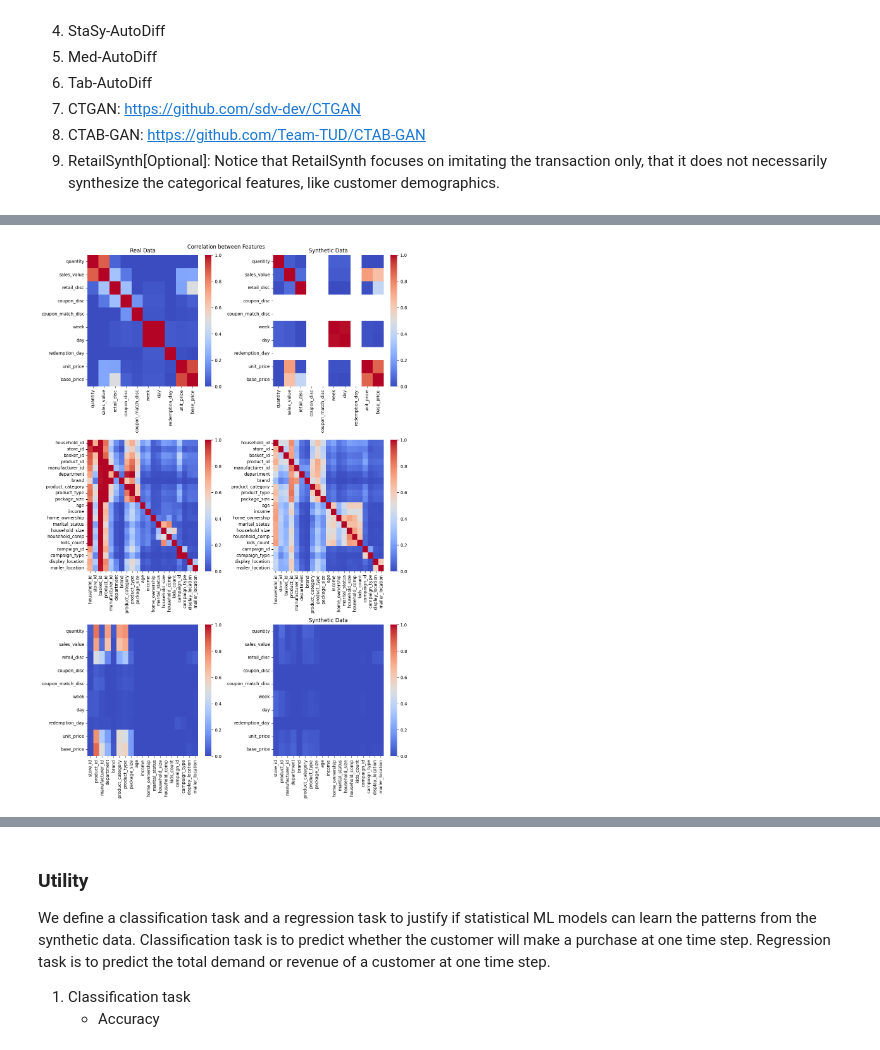
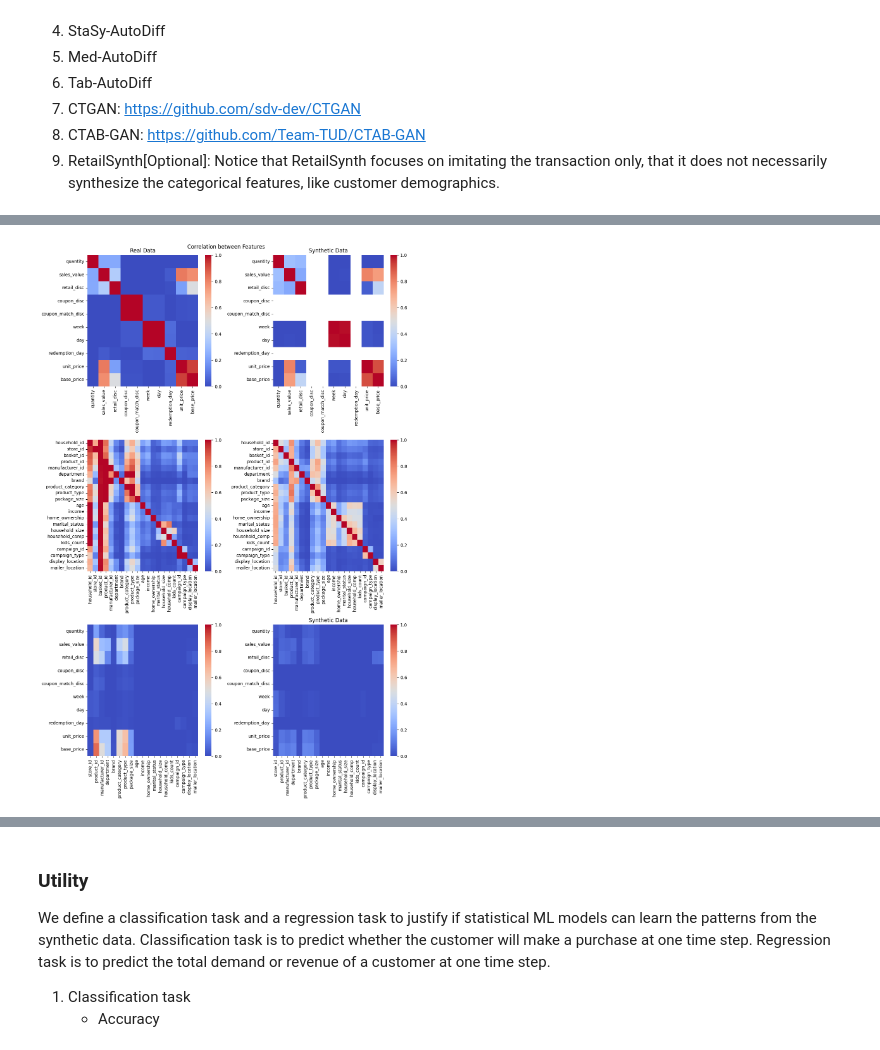
Before and after one commit to YuXia-SR/syncomp, a Jupyter notebook: notebooks/report.ipynb, the cells around one changed output, grey strips where cells are left out. Saved outputs shown, nothing was run; the diff lists cells and outputs as text; code cells hidden in the pictures.

```diff
--- a/notebooks/report.ipynb
+++ b/notebooks/report.ipynb
@@ -33,0 +44,3 @@ real_df = pd.read_parquet('../results/complete_dataset_filtered.parquet')
+# %%
+str_columns = real_df.select_dtypes(include=['object']).columns
+real_df[str_columns] = real_df[str_columns].astype(str)
@@ -45,3 +64,7 @@ real_df = pd.read_parquet('../results/complete_dataset_filtered.parquet')
 # %%
 # TODO: need to finalize the list of models with Chi-Hua
 # TODO: add shell command to run training jobs
+# %%
+# generate one syn_df using autodiff
+# syn_df, time_duration = train_autodiff(train_df=train_df)
+syn_df = pd.read_csv('../results/AutoDiff/1/synthetic_data.csv').iloc[:, 1:]
@@ -68,14 +91,13 @@ real_df = pd.read_parquet('../results/complete_dataset_filtered.parquet')
     - Category penetration
 # %%
 # read synthetic df
-syn_df = pd.read_csv('../results/synthetic_data/AutoDiff/complete_dataset_filtered/AutoDiff_complete_dataset_filtered1.csv')
-
 categorical_columns = real_df.select_dtypes(include=['object']).columns
 syn_df[categorical_columns] = syn_df[categorical_columns].astype(str)
 # %%
 sample_size = 1000
-real_fidelity_info = gather_fidelity_info_from_df(real_df, sample_size=sample_size, exclude_columns=['household_id', 'basket_id'])
+train_fidelity_info = gather_fidelity_info_from_df(train_df, sample_size=sample_size, exclude_columns=['household_id', 'basket_id'])
 syn_fidelity_info = gather_fidelity_info_from_df(syn_df, sample_size=sample_size, exclude_columns=['household_id', 'basket_id'])
+holdout_fidelity_info = gather_fidelity_info_from_df(holdout_df, sample_size=sample_size, exclude_columns=['household_id', 'basket_id'])
 # %% [output]
 The behavior will change in pandas 3.0. This inplace method will never work because the intermediate object on which we are setting values always behaves as a copy.
 
@@ -141,18 +171,18 @@ fidelity_metrics[2]
 # %%
 fig, axes = plt.subplots(3, 2, figsize=(12, 18))
 ax1, ax2 = axes[0]
-plot_heatmap(real_fidelity_info[2]['pearson_coef'], ax=ax1, title='Real Data', vmin=0, vmax=1)
+plot_heatmap(train_fidelity_info[2]['pearson_coef'], ax=ax1, title='Real Data', vmin=0, vmax=1)
 plot_heatmap(syn_fidelity_info[2]['pearson_coef'], ax=ax2, title='Synthetic Data', vmin=0, vmax=1)
 ax1.set_title('Real Data')
 ax2.set_title('Synthetic Data')
 ax1, ax2 = axes[1]
-plot_heatmap(real_fidelity_info[2]['theils_u'], ax=ax1, title='Real Data', vmin=0, vmax=1)
+plot_heatmap(train_fidelity_info[2]['theils_u'], ax=ax1, title='Real Data', vmin=0, vmax=1)
 plot_heatmap(syn_fidelity_info[2]['theils_u'], ax=ax2, title='Synthetic Data', vmin=0, vmax=1)
 ax1, ax2 = axes[2]
-plot_heatmap(real_fidelity_info[2]['correl_ratio'], ax=ax1, title='Real Data', vmin=0, vmax=1)
+plot_heatmap(train_fidelity_info[2]['correl_ratio'], ax=ax1, title='Real Data', vmin=0, vmax=1)
 plot_heatmap(syn_fidelity_info[2]['correl_ratio'], ax=ax2, title='Synthetic Data', vmin=0, vmax=1)
 
 plt.suptitle('Correlation between Features')
 plt.tight_layout()
 # %% [output]
-[figure, old version]
+[figure, new version]
```
Also changed, not shown: parts of 42 cells of this notebook, 16 other files.
